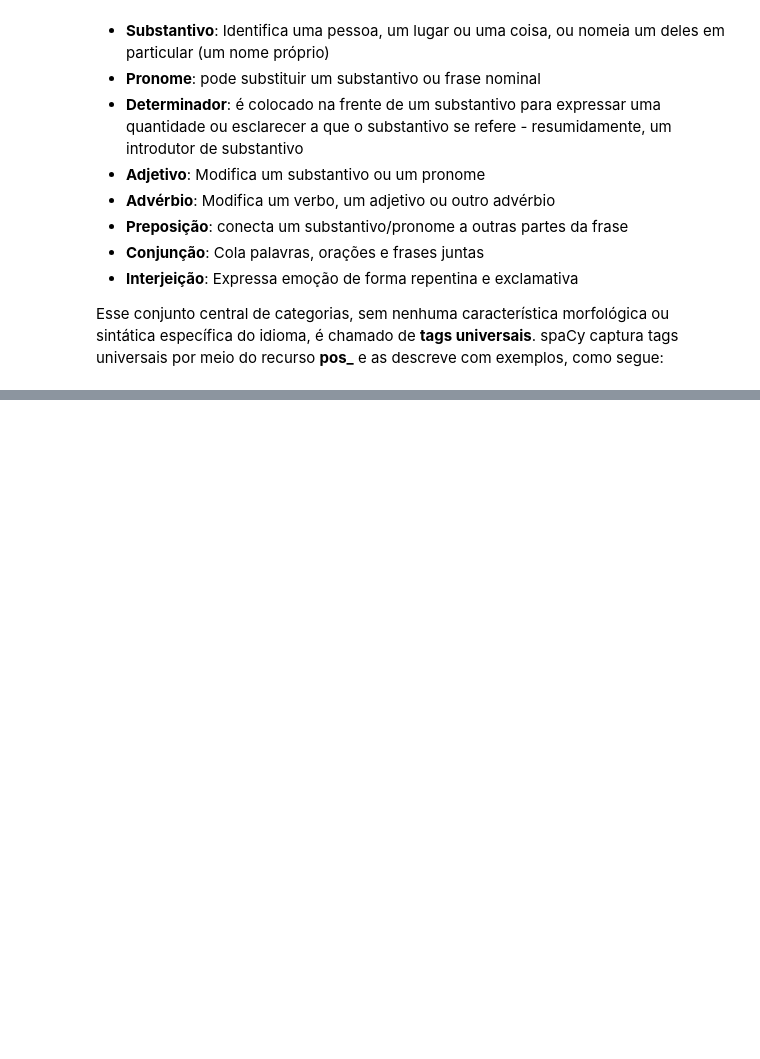
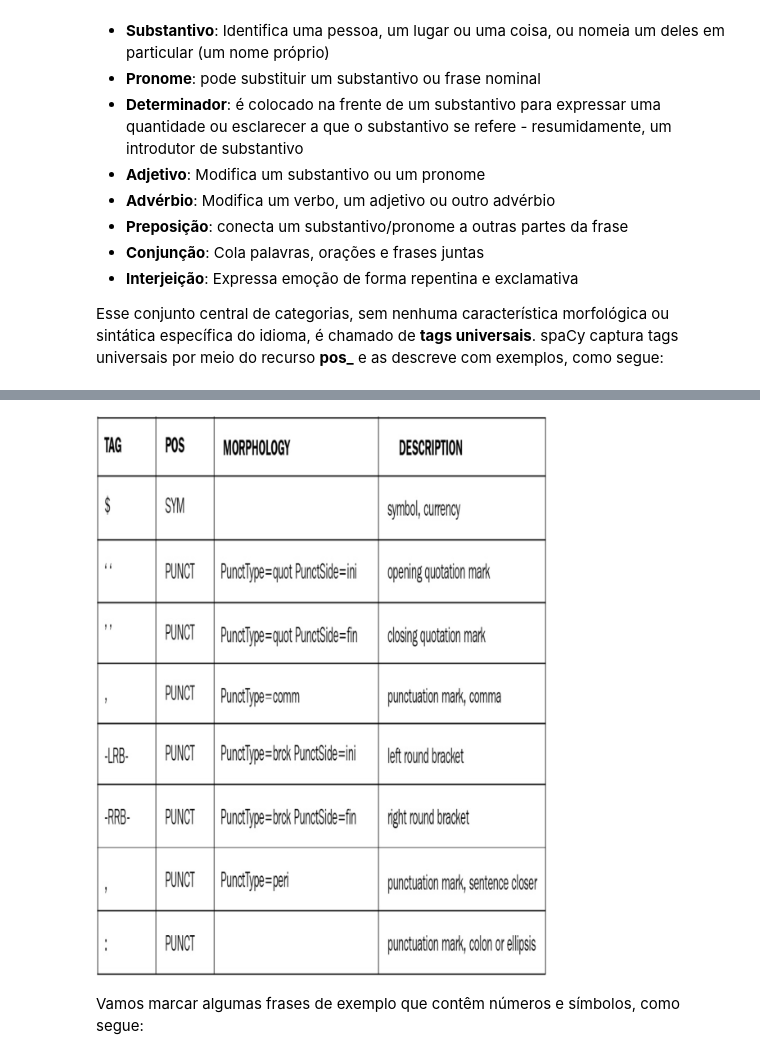
Before and after one commit to willianpina/mastering_spaCy, a Jupyter notebook: 3. Características Linguísticas.ipynb, the cells around one changed output, grey strips where cells are left out. Cells and saved outputs as stored; diff of their text form; code cells hidden in the pictures; blank space fills up the shorter version.

```diff
--- a/3. Características Linguísticas.ipynb
+++ b/3. Características Linguísticas.ipynb
@@ -36,0 +253,6 @@ Image('images/tag_explained.PNG')
+# %%
+Image('images/tag_punctuation.PNG')
+# %% [output]
+[figure, added]
+# %% [markdown]
+Vamos marcar algumas frases de exemplo que contêm números e símbolos, como segue:
```
Also changed, not shown: parts of 23 cells of this notebook, 2 other files.
